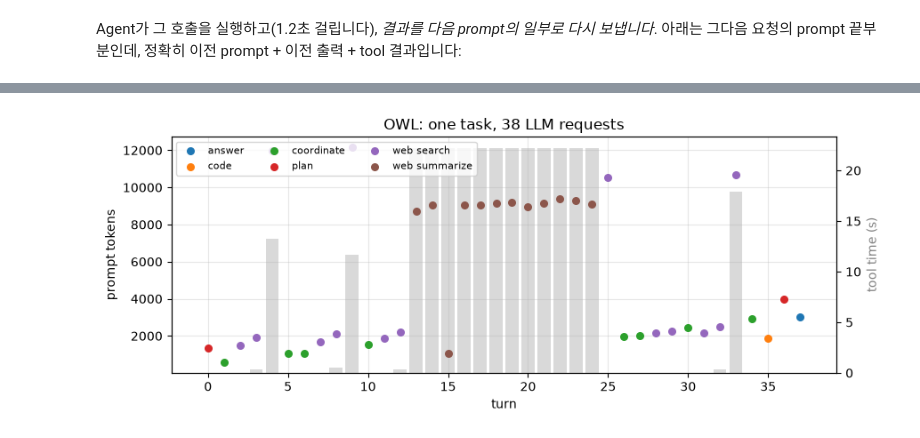
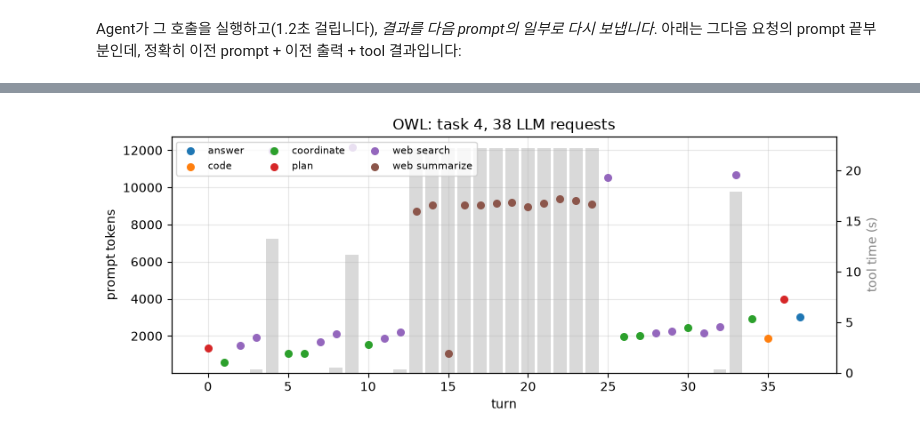
Before and after one commit to kwmaeng91/studying-llm-systems-without-gpus, a Jupyter notebook: docs/ko/lectures/06-agentic-workloads.ipynb, the cells around one changed output, grey strips where cells are left out. Saved outputs shown, nothing was run; the diff lists cells and outputs as text; code cells hidden in the pictures.

```diff
--- a/docs/ko/lectures/06-agentic-workloads.ipynb
+++ b/docs/ko/lectures/06-agentic-workloads.ipynb
@@ -231,6 +349,7 @@ OWL은 과제를 planner, coordinator, 그리고 여러 worker에게 나누고,
 # %%
-one = sessions[sessions.session == 4]
-session_plot(one, f"OWL: one task, {len(one)} LLM requests")
+OWL_SESSION = 4          # any task id in the sample: 0-23
+one = sessions[sessions.session == OWL_SESSION]
+session_plot(one, f"OWL: task {OWL_SESSION}, {len(one)} LLM requests")
 # %% [output]
-[figure, old version]
+[figure, new version]
 # %% [markdown]
```
Also changed, not shown: parts of 30 cells of this notebook, 4 other files.
